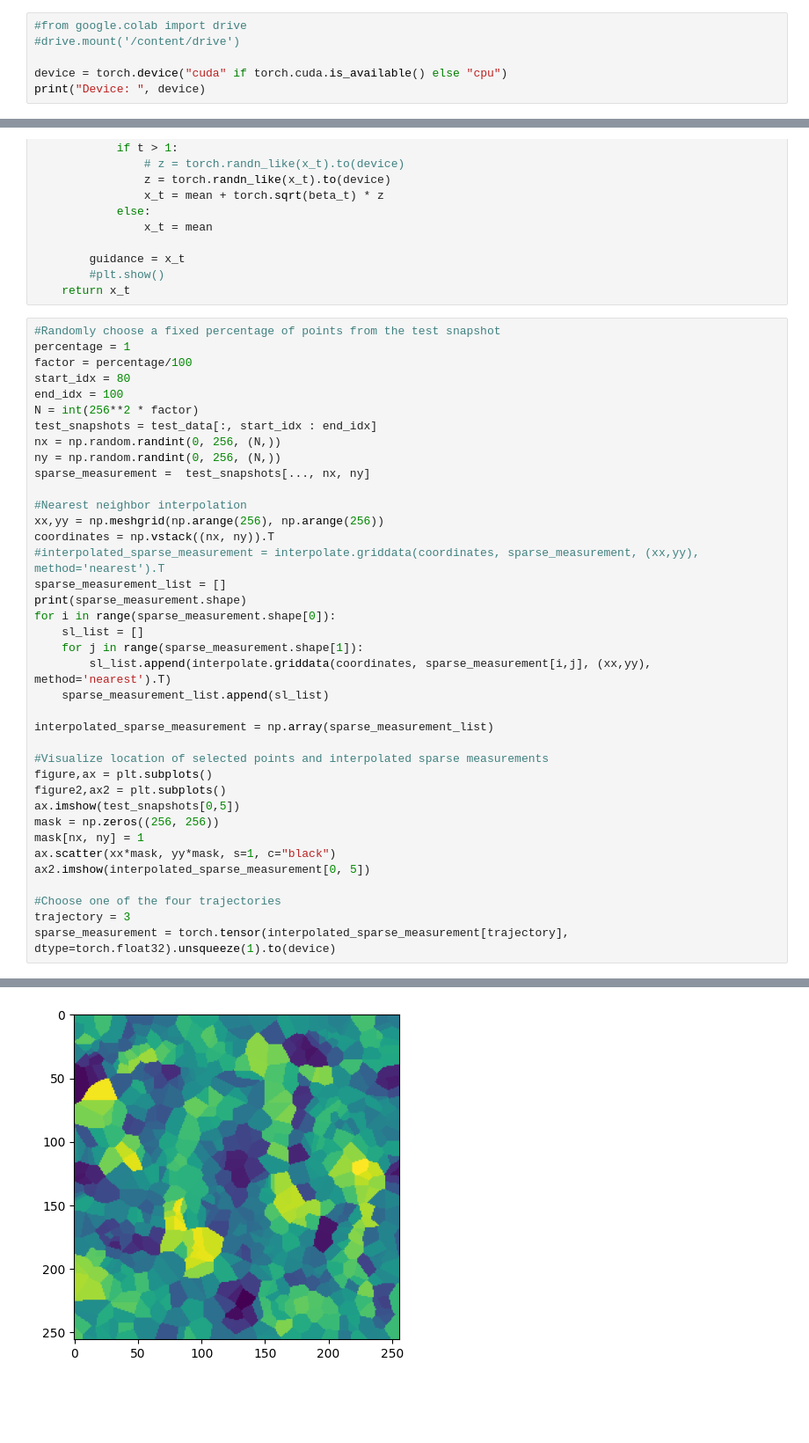
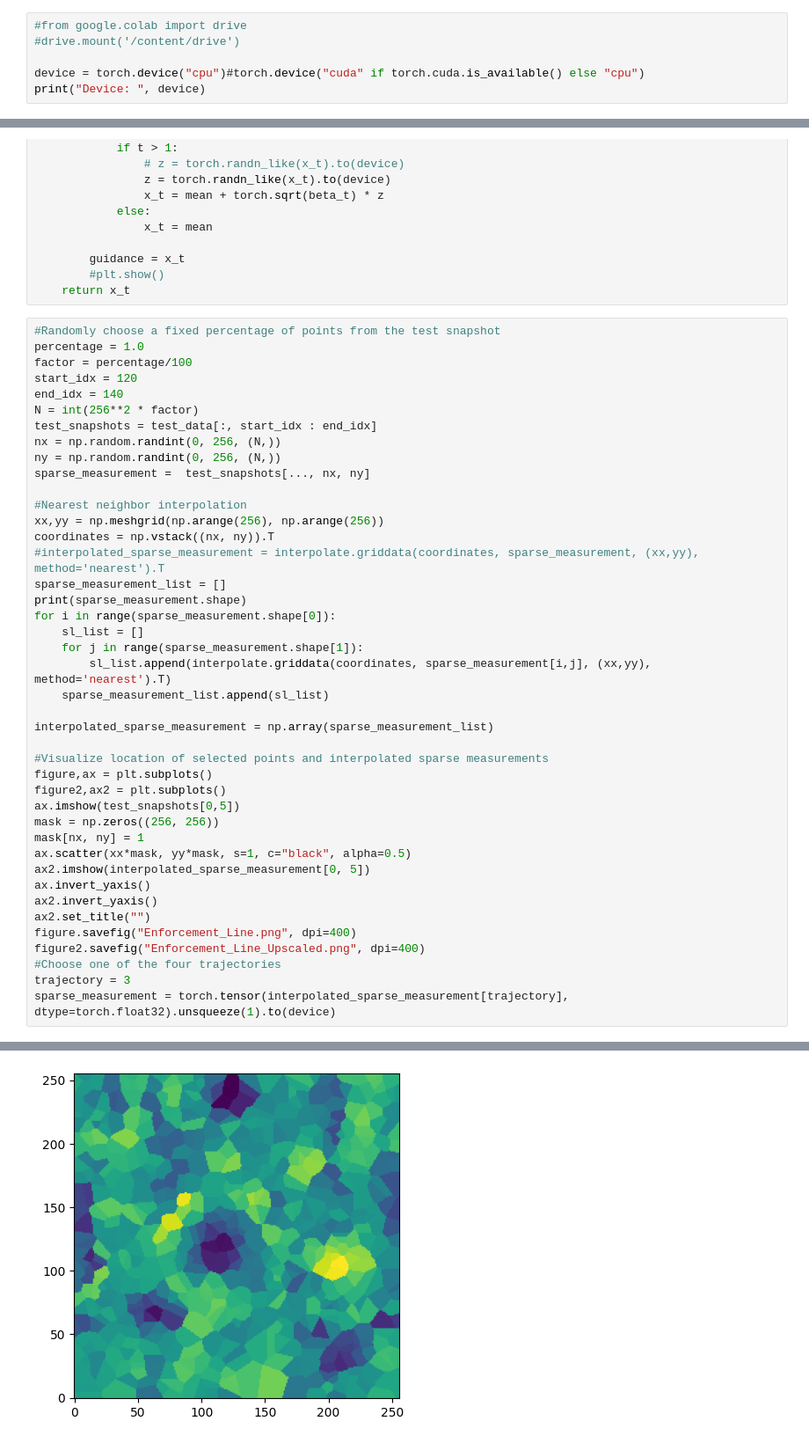
Before and after one commit to baristuran/baris-personal, a Jupyter notebook: data_assimilation.ipynb, the cells around one changed output, grey strips where cells are left out. Shown at 88% size. Saved outputs shown, nothing was run; the diff lists cells and outputs as text; blank space fills up the shorter version.

```diff
--- a/data_assimilation.ipynb
+++ b/data_assimilation.ipynb
@@ -11,6 +11,6 @@ import time
 #from google.colab import drive
 #drive.mount('/content/drive')
 
-device = torch.device("cuda" if torch.cuda.is_available() else "cpu")
+device = torch.device("cpu")#torch.device("cuda" if torch.cuda.is_available() else "cpu")
 print("Device: ", device)
 # %% [output]
@@ -111,10 +111,10 @@ def denoise(guidance, model, K, beta_min = 1e-4, beta_max = 0.02, steps=[1000],
     return x_t
 # %%
 #Randomly choose a fixed percentage of points from the test snapshot
-percentage = 1
+percentage = 1.0
 factor = percentage/100
-start_idx = 80
-end_idx = 100
+start_idx = 120
+end_idx = 140
 N = int(256**2 * factor)
 test_snapshots = test_data[:, start_idx : end_idx]
 nx = np.random.randint(0, 256, (N,))
@@ -141,9 +141,13 @@ figure2,ax2 = plt.subplots()
 ax.imshow(test_snapshots[0,5])
 mask = np.zeros((256, 256))
 mask[nx, ny] = 1
-ax.scatter(xx*mask, yy*mask, s=1, c="black")
+ax.scatter(xx*mask, yy*mask, s=1, c="black", alpha=0.5)
 ax2.imshow(interpolated_sparse_measurement[0, 5])
-
+ax.invert_yaxis()
+ax2.invert_yaxis()
+ax2.set_title("")
+figure.savefig("Enforcement_Line.png", dpi=400)
+figure2.savefig("Enforcement_Line_Upscaled.png", dpi=400)
 #Choose one of the four trajectories
 trajectory = 3
 sparse_measurement = torch.tensor(interpolated_sparse_measurement[trajectory],  dtype=torch.float32).unsqueeze(1).to(device)
@@ -153 +157 @@ sparse_measurement = torch.tensor(interpolated_sparse_measurement[trajectory],
-[figure, old version]
+[figure, new version]
```
Also changed, not shown: parts of 9 cells of this notebook, 3 other files.
